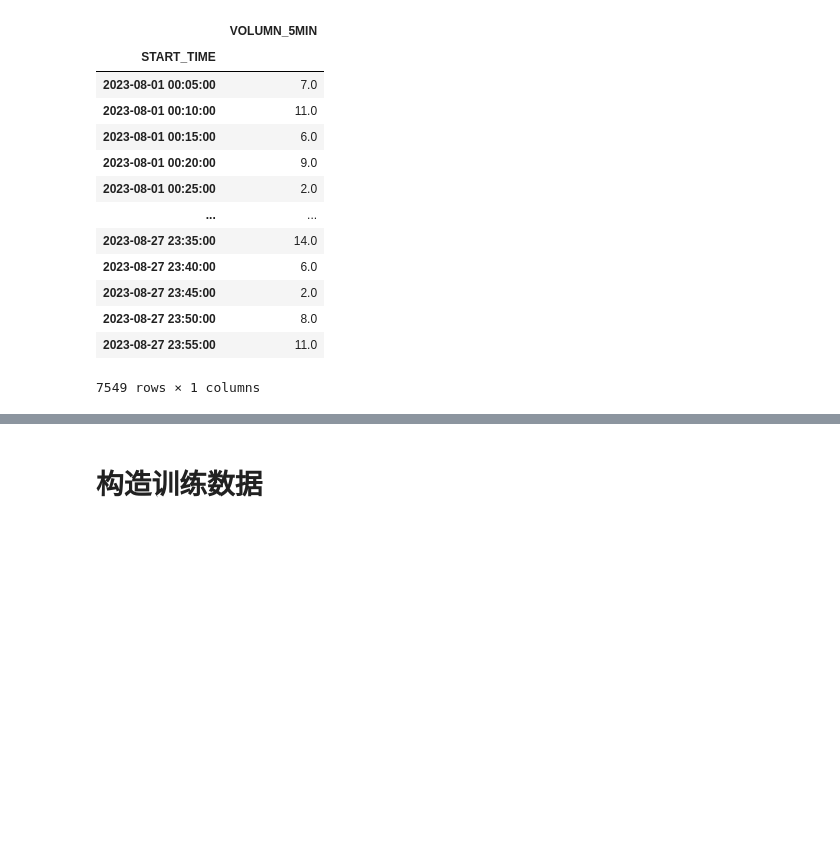
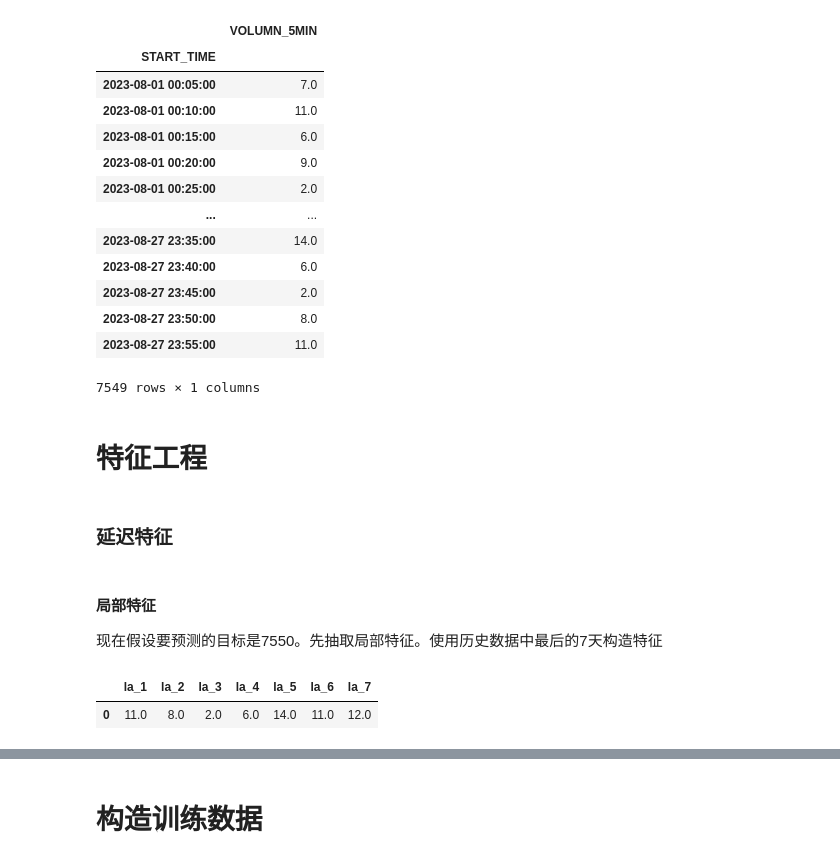
Before and after one commit to Zhou1317fe5/ml-projects, a Jupyter notebook: SEED2023/智慧交通/code/lightgbm/lightgbm(无特征工程).ipynb, the cells around one changed output, grey strips where cells are left out. Saved outputs shown, nothing was run; the diff lists cells and outputs as text; code cells hidden in the pictures; blank space fills up the shorter version.

Commit message:
特征工程

```diff
--- a/SEED2023/智慧交通/code/lightgbm/lightgbm(无特征工程).ipynb
+++ b/SEED2023/智慧交通/code/lightgbm/lightgbm(无特征工程).ipynb
@@ -286,3 +286,31 @@ merged_flow
 | 2023-08-27 23:50:00 | 8.0 |
 | 2023-08-27 23:55:00 | 11.0 |
 7549 rows × 1 columns
+# %% [markdown]
+# 特征工程
+# %% [markdown]
+### 延迟特征
+# %% [markdown]
+#### 局部特征
+现在假设要预测的目标是7550。先抽取局部特征。使用历史数据中最后的7天构造特征
+# %%
+target_day = 7550
+
+#使用历史数据中最后的7个构造特征
+local_range = 7
+
+# 由于使用前7549个的数据预测第7550个，历史数据与预测目标的距离只有1天，因此predict_distance=1
+# 如果使用前7549个的数据预测第7550个，则历史数据与预测目标的距离有2天，因此predict_distance=2，以此类推
+predict_distance = 1
+# %%
+def get_local_features(target_day, predict_distance):
+    local_features = pd.DataFrame(columns=['la_1', 'la_2', 'la_3', 'la_4', 'la_5', 'la_6', 'la_7'])
+    for i in range(local_range):
+        selected_data = merged_flow.iloc[target_day-predict_distance-i-1,0] #iloc基于行号，列号。注意索引-1
+        local_features.loc[0,'la_'+str(i+1)]=selected_data # loc行标签，列标签
+    return local_features
+
+get_local_features(target_day, predict_distance)
+# %% [output]
+|  | la_1 | la_2 | la_3 | la_4 | la_5 | la_6 | la_7 |
+| 0 | 11.0 | 8.0 | 2.0 | 6.0 | 14.0 | 11.0 | 12.0 |
```
Also changed, not shown: parts of 13 cells of this notebook.
